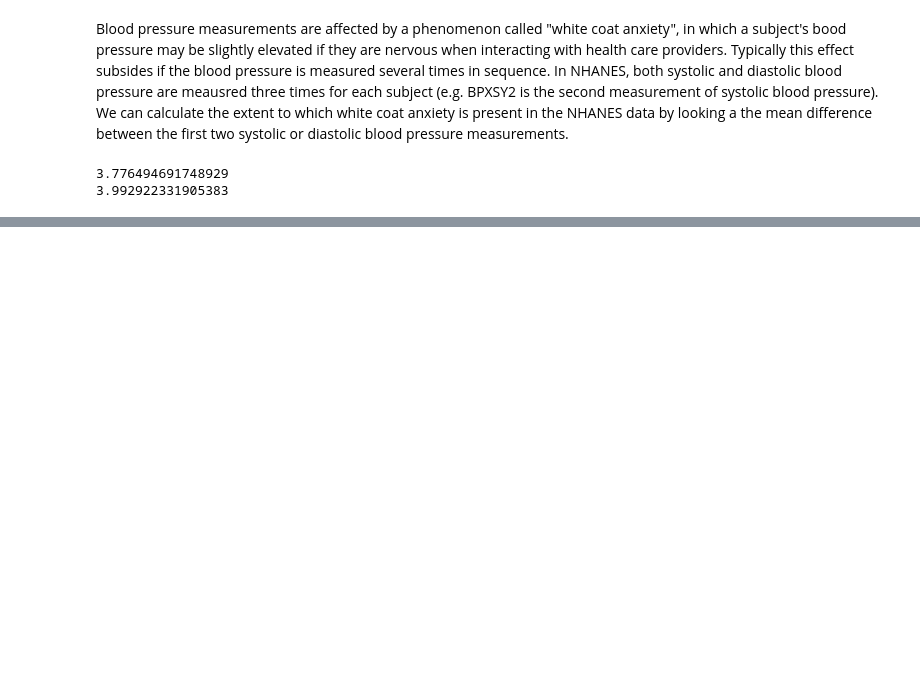
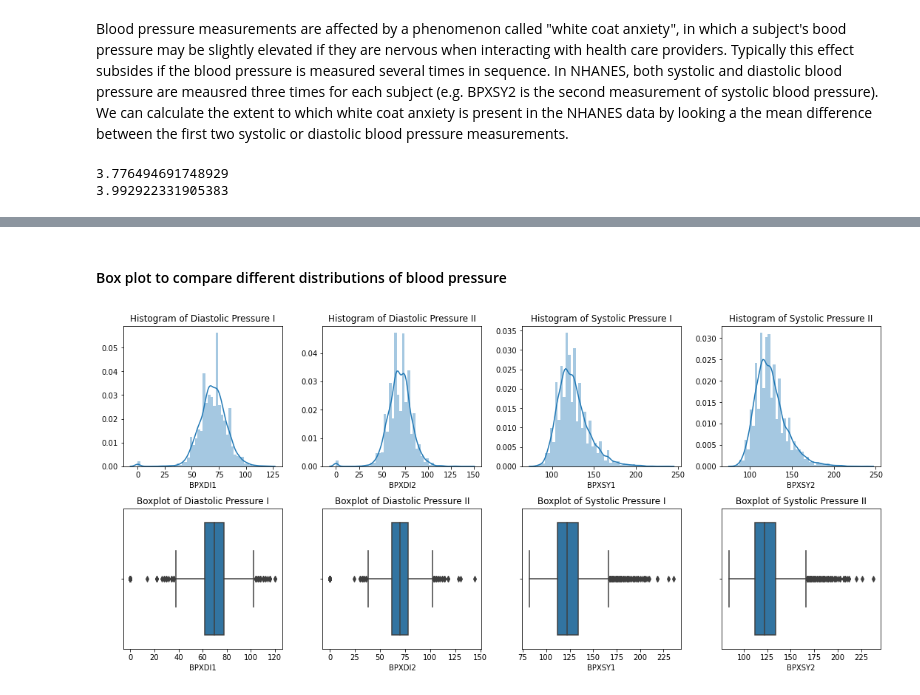
Before and after one commit to SauloVSFh/learningpython, a Jupyter notebook: Statistics/statistics1/Week 2/Univariate exploratory analysis.ipynb, the cells around one changed output, grey strips where cells are left out. Cells and saved outputs as stored; diff of their text form; code cells hidden in the pictures; blank space fills up the shorter version.

```diff
--- a/Statistics/statistics1/Week 2/Univariate exploratory analysis.ipynb
+++ b/Statistics/statistics1/Week 2/Univariate exploratory analysis.ipynb
@@ -273,0 +301,16 @@ print(np.mean(df2))
+# %% [markdown]
+#### Box plot to compare different distributions of blood pressure
+# %%
+f, ((ax1, ax2, ax3, ax4), (ax5, ax6, ax7, ax8)) = plt.subplots(2,4, figsize = (15,7))
+sns.distplot(da.BPXDI1, ax=ax1).set_title("Histogram of Diastolic Pressure I")
+sns.distplot(da.BPXDI2, ax=ax2).set_title("Histogram of Diastolic Pressure II")
+sns.distplot(da.BPXSY1, ax=ax3).set_title("Histogram of Systolic Pressure I")
+sns.distplot(da.BPXSY2, ax=ax4).set_title("Histogram of Systolic Pressure II")
+sns.boxplot(da.BPXDI1, ax = ax5).set_title("Boxplot of Diastolic Pressure I")
+sns.boxplot(da.BPXDI2, ax = ax6).set_title("Boxplot of Diastolic Pressure II")
+sns.boxplot(da.BPXSY1, ax = ax7).set_title("Boxplot of Systolic Pressure I")
+sns.boxplot(da.BPXSY2, ax = ax8).set_title("Boxplot of Systolic Pressure II")
+f.tight_layout(pad = 1.0)
+plt.show()
+# %% [output]
+[figure, added]
```
Also changed, not shown: parts of 42 cells of this notebook, 2 other files.
